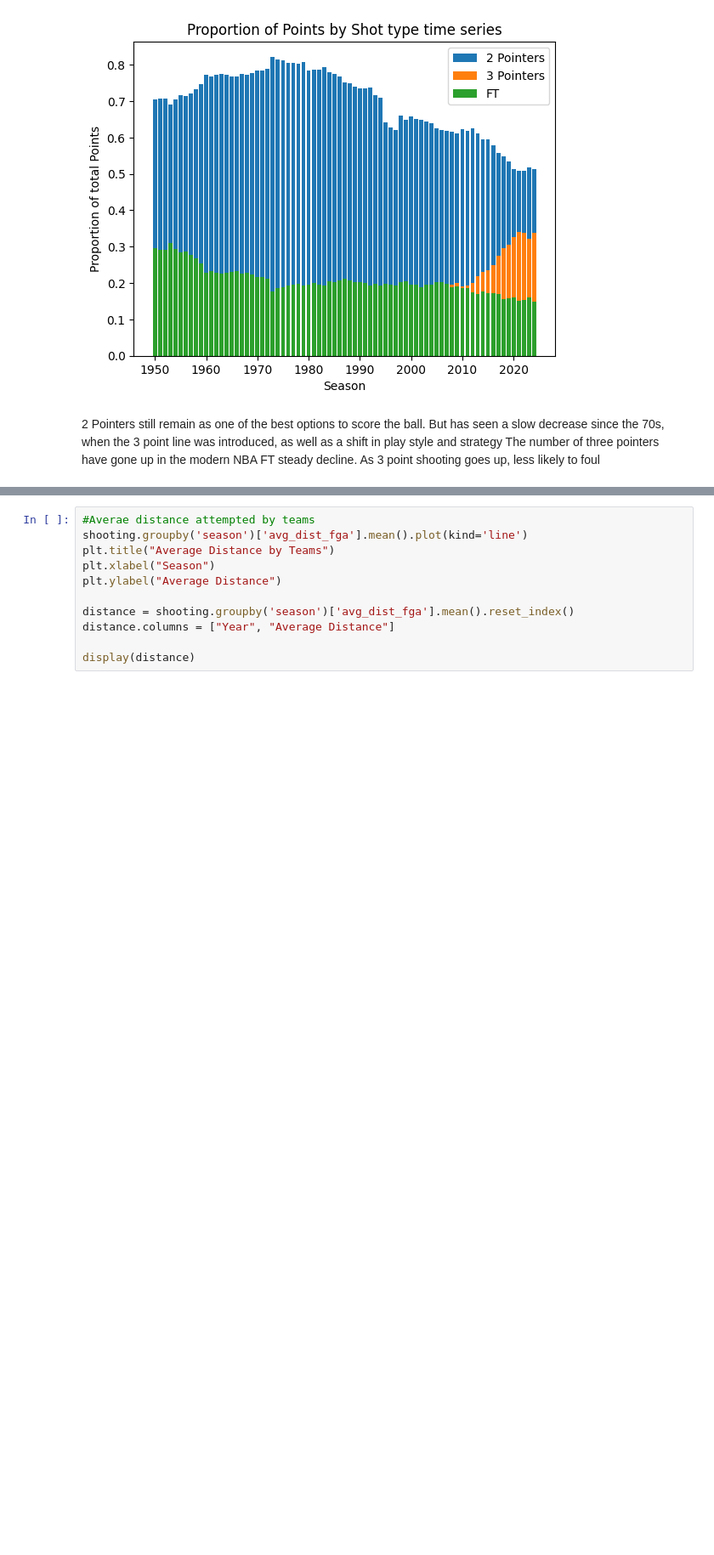
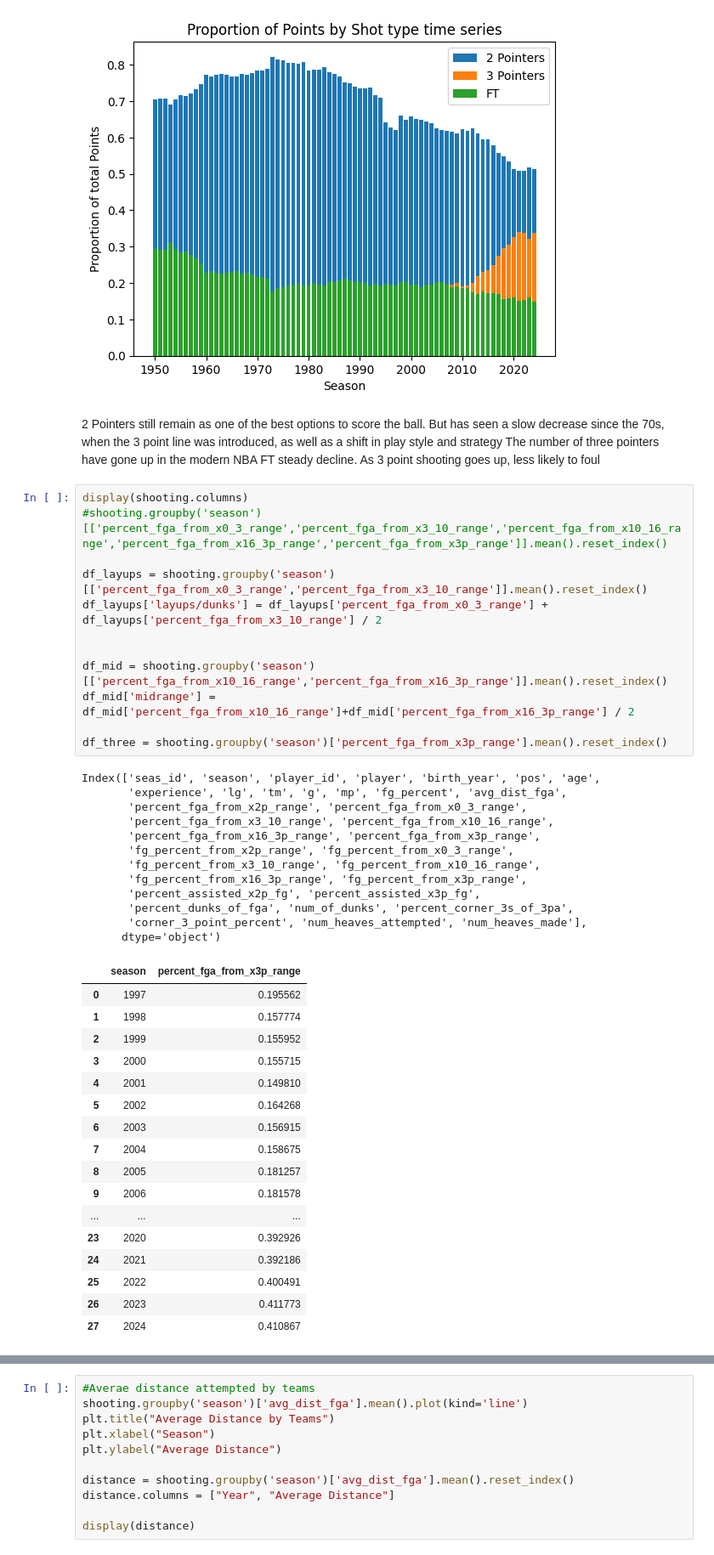
Before and after one commit to pgeneta/Basketball-Analysis, a Jupyter notebook: Basketball evolution.ipynb, the cells around one changed output, grey strips where cells are left out. Shown at 85% size. Cells and saved outputs as stored; diff of their text form; blank space fills up the shorter version.

```diff
--- a/Basketball evolution.ipynb
+++ b/Basketball evolution.ipynb
@@ -119,4 +144,46 @@ Text(0.5, 1.0, 'Proportion of Points by Shot type time series')
 2 Pointers still remain as one of the best options to score the ball. But has seen a slow decrease since the 70s, when the 3 point line was introduced, as well as a shift in play style and strategy
 The number of three pointers have gone up in the modern NBA
 FT steady decline. As 3 point shooting goes up, less likely to foul
+# %%
+display(shooting.columns)
+#shooting.groupby('season')[['percent_fga_from_x0_3_range','percent_fga_from_x3_10_range','percent_fga_from_x10_16_range','percent_fga_from_x16_3p_range','percent_fga_from_x3p_range']].mean().reset_index()
+
+df_layups = shooting.groupby('season')[['percent_fga_from_x0_3_range','percent_fga_from_x3_10_range']].mean().reset_index()
+df_layups['layups/dunks'] = df_layups['percent_fga_from_x0_3_range'] + df_layups['percent_fga_from_x3_10_range'] / 2
+
+
+df_mid = shooting.groupby('season')[['percent_fga_from_x10_16_range','percent_fga_from_x16_3p_range']].mean().reset_index()
+df_mid['midrange'] = df_mid['percent_fga_from_x10_16_range']+df_mid['percent_fga_from_x16_3p_range'] / 2
+
+df_three = shooting.groupby('season')['percent_fga_from_x3p_range'].mean().reset_index()
+# %% [output]
+Index(['seas_id', 'season', 'player_id', 'player', 'birth_year', 'pos', 'age',
+       'experience', 'lg', 'tm', 'g', 'mp', 'fg_percent', 'avg_dist_fga',
+       'percent_fga_from_x2p_range', 'percent_fga_from_x0_3_range',
+       'percent_fga_from_x3_10_range', 'percent_fga_from_x10_16_range',
+       'percent_fga_from_x16_3p_range', 'percent_fga_from_x3p_range',
+       'fg_percent_from_x2p_range', 'fg_percent_from_x0_3_range',
+       'fg_percent_from_x3_10_range', 'fg_percent_from_x10_16_range',
+       'fg_percent_from_x16_3p_range', 'fg_percent_from_x3p_range',
+       'percent_assisted_x2p_fg', 'percent_assisted_x3p_fg',
+       'percent_dunks_of_fga', 'num_of_dunks', 'percent_corner_3s_of_3pa',
+       'corner_3_point_percent', 'num_heaves_attempted', 'num_heaves_made'],
+      dtype='object')
+|  | season | percent_fga_from_x3p_range |
+| 0 | 1997 | 0.195562 |
+| 1 | 1998 | 0.157774 |
+| 2 | 1999 | 0.155952 |
+| 3 | 2000 | 0.155715 |
+| 4 | 2001 | 0.149810 |
+| 5 | 2002 | 0.164268 |
+| 6 | 2003 | 0.156915 |
+| 7 | 2004 | 0.158675 |
+| 8 | 2005 | 0.181257 |
+| 9 | 2006 | 0.181578 |
+| ... | ... | ... |
+| 23 | 2020 | 0.392926 |
+| 24 | 2021 | 0.392186 |
+| 25 | 2022 | 0.400491 |
+| 26 | 2023 | 0.411773 |
+| 27 | 2024 | 0.410867 |
 # %%
```
Also changed, not shown: parts of 18 cells of this notebook.
